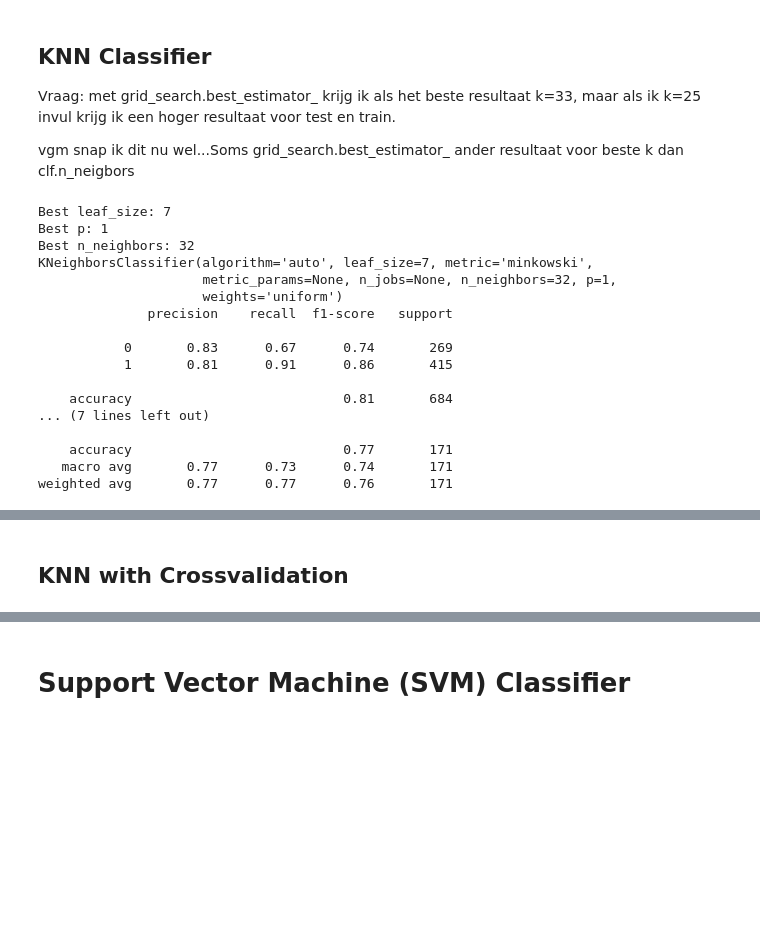
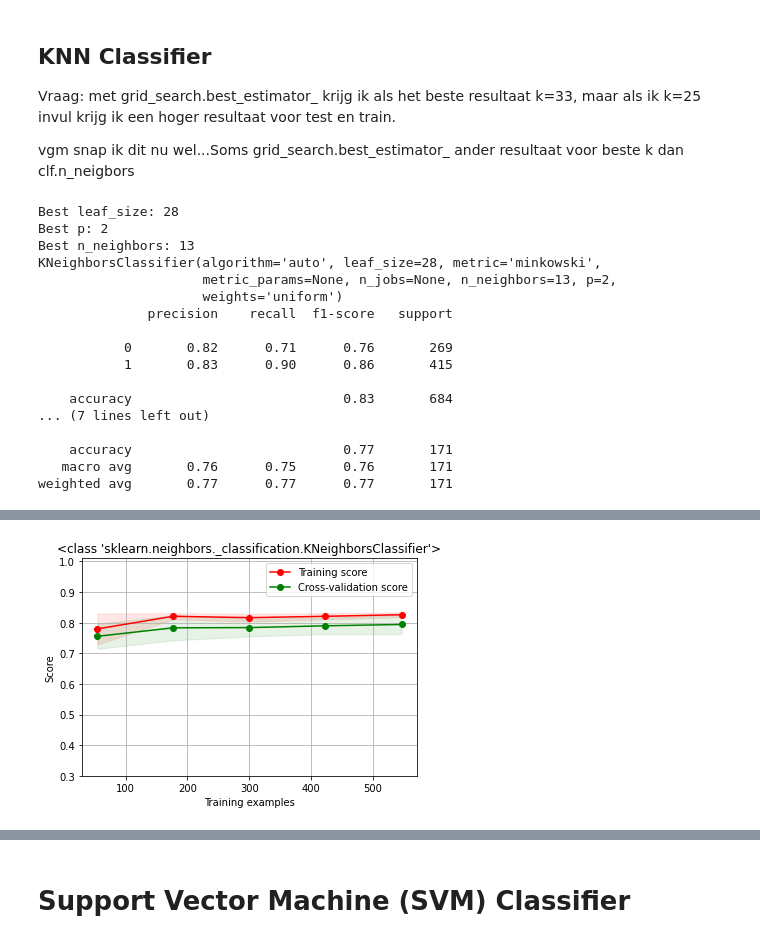
Before and after one commit to annawalstra/TM10007_Group5, a Jupyter notebook: assignment.ipynb, the cells around one changed output, grey strips where cells are left out. Saved outputs shown, nothing was run; the diff lists cells and outputs as text; code cells hidden in the pictures; blank space fills up the shorter version.

```diff
--- a/assignment.ipynb
+++ b/assignment.ipynb
@@ -201,21 +289,31 @@ print(classification_report(Y_train, y_pred_train))
 
 y_pred = clf.predict(X_test_pca)
 print(classification_report(Y_test, y_pred))
+
+#Learning curve
+from sklearn.model_selection import ShuffleSplit
+from sklearn.model_selection import learning_curve
+plt.show()
+title = str(type(clf))
+#ax = fig.add_subplot(7, 3, 1)
+ax = fig, ax = plt.subplots()
+cv = ShuffleSplit(n_splits=10, test_size=0.2, random_state=0)
+plot_learning_curve(clf, title, X_train_pca, Y_train, ax, ylim=(0.3, 1.01), cv=cv)
 # %% [output]
-Best leaf_size: 7
-Best p: 1
-Best n_neighbors: 32
-KNeighborsClassifier(algorithm='auto', leaf_size=7, metric='minkowski',
-                     metric_params=None, n_jobs=None, n_neighbors=32, p=1,
+Best leaf_size: 28
+Best p: 2
+Best n_neighbors: 13
+KNeighborsClassifier(algorithm='auto', leaf_size=28, metric='minkowski',
+                     metric_params=None, n_jobs=None, n_neighbors=13, p=2,
                      weights='uniform')
               precision    recall  f1-score   support
 
-           0       0.83      0.67      0.74       269
-           1       0.81      0.91      0.86       415
+           0       0.82      0.71      0.76       269
+           1       0.83      0.90      0.86       415
 
-    accuracy                           0.81       684
+    accuracy                           0.83       684
 ... (7 lines left out)
 
     accuracy                           0.77       171
-   macro avg       0.77      0.73      0.74       171
-weighted avg       0.77      0.77      0.76       171
+   macro avg       0.76      0.75      0.76       171
+weighted avg       0.77      0.77      0.77       171
@@ -222,2 +321 @@ weighted avg       0.77      0.77      0.76       171
+[figure, added]
-# %% [markdown]
-## KNN with Crossvalidation
```
Also changed, not shown: parts of 6 cells of this notebook.
